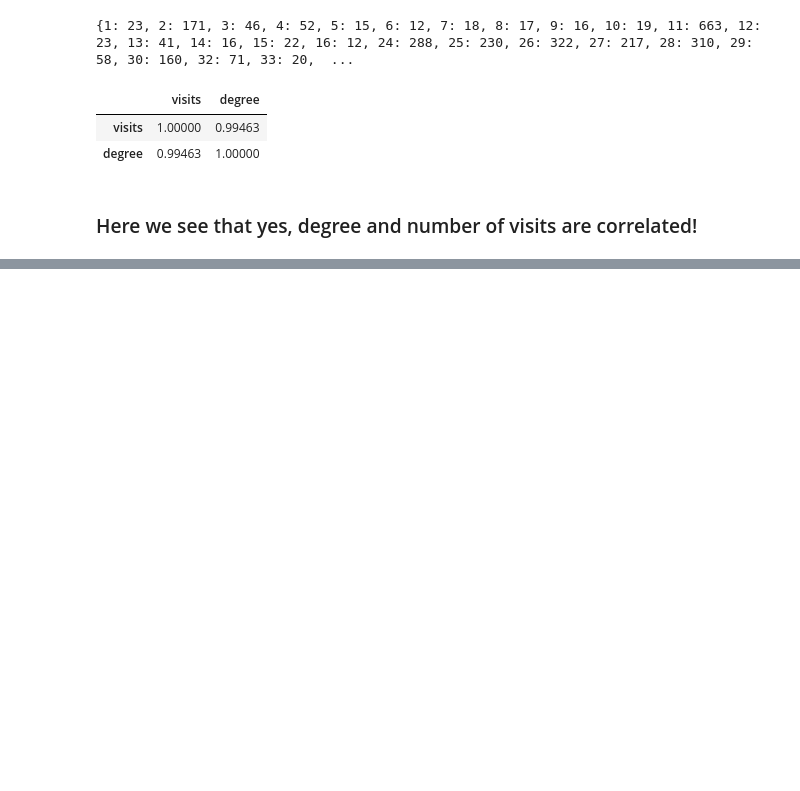
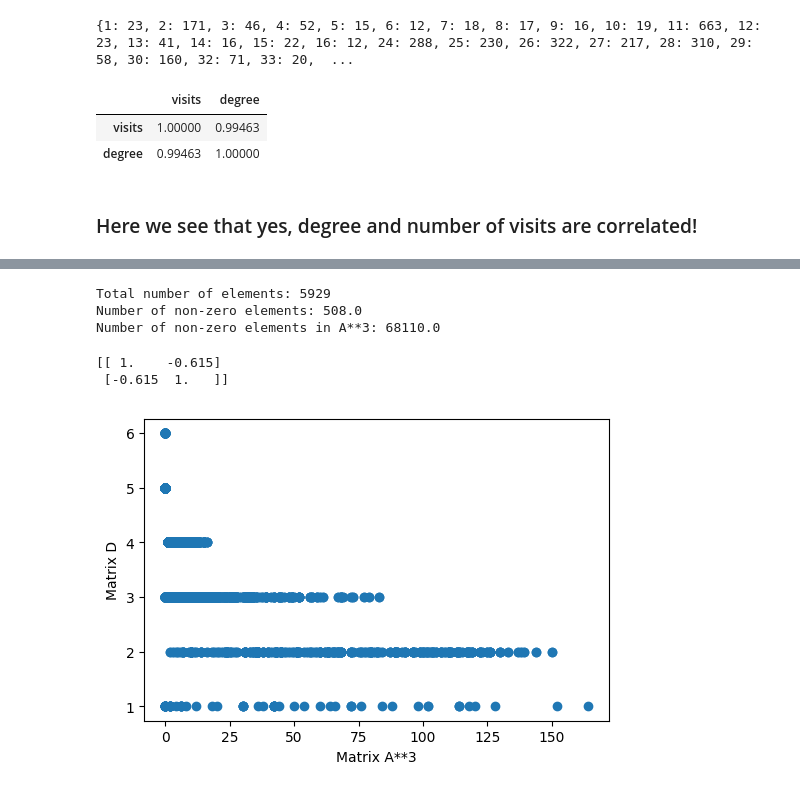
Before and after one commit to matheushjs/sandbox, a Jupyter notebook: complex_nets/lista1.ipynb, the cells around one changed output, grey strips where cells are left out. Cells and saved outputs as stored; diff of their text form; code cells hidden in the pictures; blank space fills up the shorter version.

```diff
--- a/complex_nets/lista1.ipynb
+++ b/complex_nets/lista1.ipynb
@@ -267,0 +284,16 @@ df.corr()
+# %%
+adjMatrix = np.matrix([0 for i in range(7*7)], dtype=float).reshape((7, 7))
+
+for src in G.adj:
+    for dest in G.adj[src]:
+        adjMatrix[src-1, dest-1] = 1
+
+for i in range(7):
+    adjMatrix[i] = adjMatrix[i] / np.sum(adjMatrix[i])
+
+with np.printoptions(precision=3, suppress=True):
+    print(adjMatrix**10)
+
+with np.printoptions(precision=3, suppress=True):
+    print("\n\n")
+    print(adjMatrix**100)
@@ -267,0 +320,22 @@ df.corr()
+# %%
+size = len(lesGU.nodes) # Undirected les miserables network
+D = np.matrix(np.zeros(shape=(size, size)))
+A = np.matrix(np.zeros(shape=(size, size)))
+
+for src in lesGU.adj:
+    for dest in lesGU.adj[src]:
+        A[src-1, dest-1] = 1
+
+print(A)
+
+P = np.matrix(np.copy(A))
+for i in range(size):
+    P[i] = P[i] / np.sum(P[i])
+
+print(P)
+
+for i in range(D.shape[0]):
+    for j in range(D.shape[1]):
+        D[i, j] = len(nx.shortest_path(lesGU, i+1, j+1))
+
+D[1], D[30]
@@ -267,0 +367,18 @@ df.corr()
+# %%
+print("Total number of elements:", A.shape[0] * A.shape[1])
+print("Number of non-zero elements:", np.sum(A))
+print("Number of non-zero elements in A**3:", np.sum(A**3))
+# %% [output]
+Total number of elements: 5929
+Number of non-zero elements: 508.0
+Number of non-zero elements in A**3: 68110.0
+# %%
+plt.figure(dpi=100)
+plt.scatter((A**3).A1, D.A1)
+plt.xlabel("Matrix A**3")
+plt.ylabel("Matrix D")
+print(np.corrcoef((A**3).A1, D.A1))
+# %% [output]
+[[ 1.    -0.615]
+ [-0.615  1.   ]]
+[figure, added]
```
Also changed, not shown: parts of 13 cells of this notebook.
